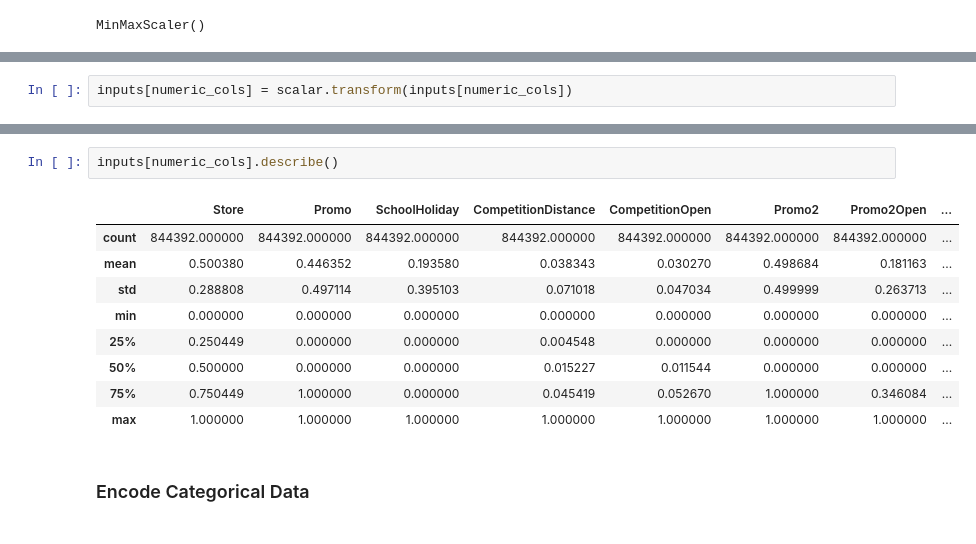
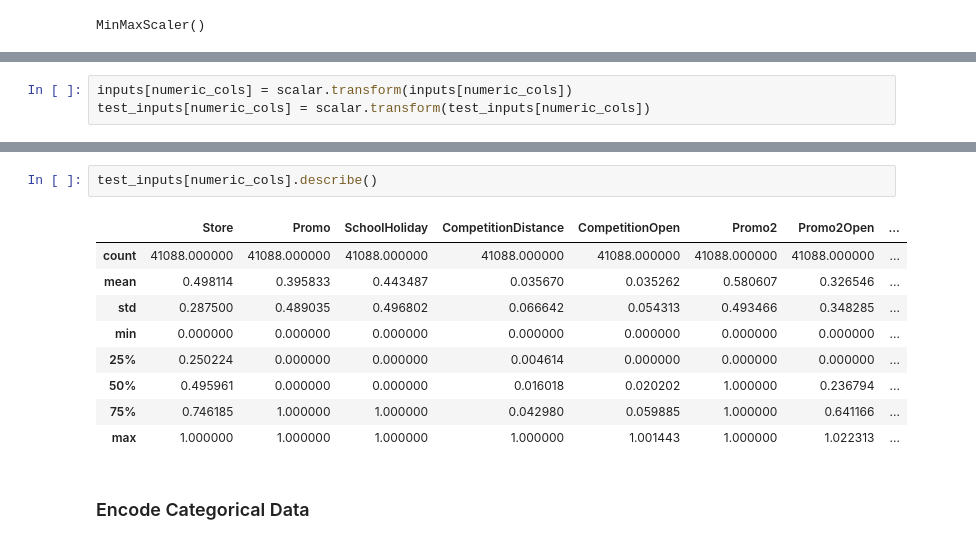
Before and after one commit to Neelam-Singhal/GradientBoostingModels, a Jupyter notebook: gbm.ipynb, the cells around one changed output, grey strips where cells are left out. Saved outputs shown, nothing was run; the diff lists cells and outputs as text.

```diff
--- a/gbm.ipynb
+++ b/gbm.ipynb
@@ -330,2 +378,3 @@ MinMaxScaler()
 # %%
 inputs[numeric_cols] = scalar.transform(inputs[numeric_cols])
+test_inputs[numeric_cols] = scalar.transform(test_inputs[numeric_cols])
@@ -332,15 +394,15 @@ inputs[numeric_cols] = scalar.transform(inputs[numeric_cols])
 # %%
-inputs[numeric_cols].describe()
+test_inputs[numeric_cols].describe()
 # %% [output]
 |  | Store | Promo | SchoolHoliday | CompetitionDistance | CompetitionOpen | Promo2 | Promo2Open | ... |
-| count | 844392.000000 | 844392.000000 | 844392.000000 | 844392.000000 | 844392.000000 | 844392.000000 | 844392.000000 | ... |
-| mean | 0.500380 | 0.446352 | 0.193580 | 0.038343 | 0.030270 | 0.498684 | 0.181163 | ... |
-| std | 0.288808 | 0.497114 | 0.395103 | 0.071018 | 0.047034 | 0.499999 | 0.263713 | ... |
+| count | 41088.000000 | 41088.000000 | 41088.000000 | 41088.000000 | 41088.000000 | 41088.000000 | 41088.000000 | ... |
+| mean | 0.498114 | 0.395833 | 0.443487 | 0.035670 | 0.035262 | 0.580607 | 0.326546 | ... |
+| std | 0.287500 | 0.489035 | 0.496802 | 0.066642 | 0.054313 | 0.493466 | 0.348285 | ... |
 | min | 0.000000 | 0.000000 | 0.000000 | 0.000000 | 0.000000 | 0.000000 | 0.000000 | ... |
-| 25% | 0.250449 | 0.000000 | 0.000000 | 0.004548 | 0.000000 | 0.000000 | 0.000000 | ... |
-| 50% | 0.500000 | 0.000000 | 0.000000 | 0.015227 | 0.011544 | 0.000000 | 0.000000 | ... |
-| 75% | 0.750449 | 1.000000 | 0.000000 | 0.045419 | 0.052670 | 1.000000 | 0.346084 | ... |
-| max | 1.000000 | 1.000000 | 1.000000 | 1.000000 | 1.000000 | 1.000000 | 1.000000 | ... |
+| 25% | 0.250224 | 0.000000 | 0.000000 | 0.004614 | 0.000000 | 0.000000 | 0.000000 | ... |
+| 50% | 0.495961 | 0.000000 | 0.000000 | 0.016018 | 0.020202 | 1.000000 | 0.236794 | ... |
+| 75% | 0.746185 | 1.000000 | 1.000000 | 0.042980 | 0.059885 | 1.000000 | 0.641166 | ... |
+| max | 1.000000 | 1.000000 | 1.000000 | 1.000000 | 1.001443 | 1.000000 | 1.022313 | ... |
 # %% [markdown]
 ### Encode Categorical Data
 # %%
```
Also changed, not shown: parts of 17 cells of this notebook.
